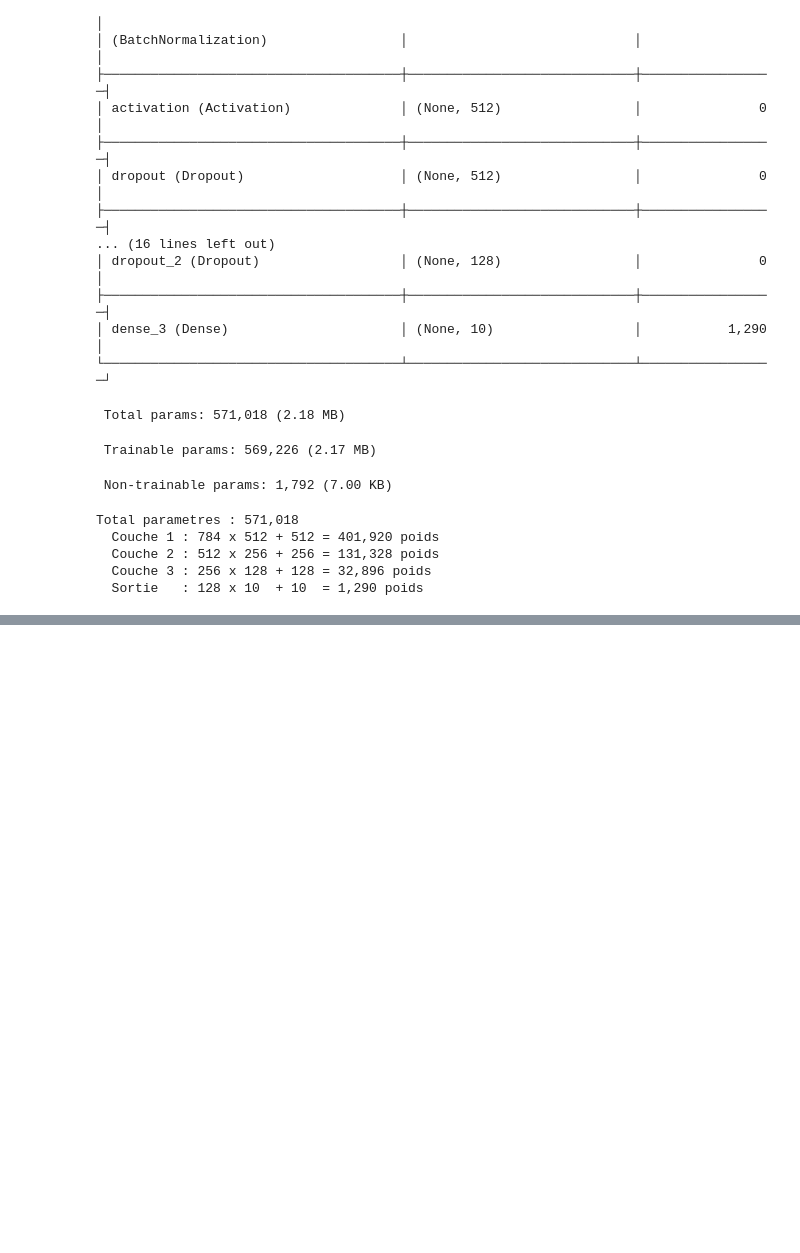
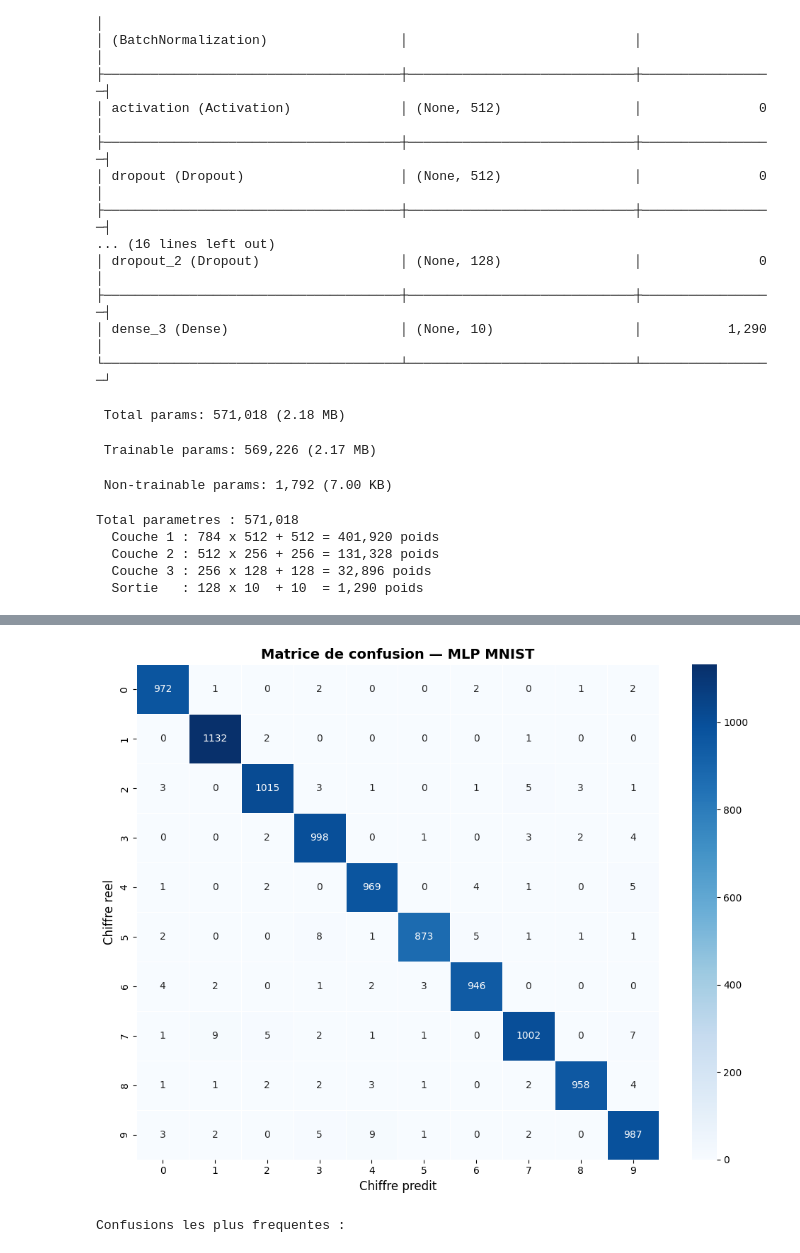
Before and after one commit to adnane-ml/handwriting-recognition-dl, a Jupyter notebook: notebooks/01_mlp_keras.ipynb, the cells around one changed output, grey strips where cells are left out. Saved outputs shown, nothing was run; the diff lists cells and outputs as text; code cells hidden in the pictures; blank space fills up the shorter version.

```diff
--- a/notebooks/01_mlp_keras.ipynb
+++ b/notebooks/01_mlp_keras.ipynb
@@ -267,0 +301,20 @@ Epoch 5/50
+# %%
+# Evaluation finale sur le TEST SET
+
+test_loss, test_acc = model_mlp.evaluate(X_test_flat, y_test_ohe, verbose=1)
+print(f"test Loss : {test_loss:.4f}")
+print(f"test_acc : {test_acc:.4f} ({test_acc*100:.2f}%)")
+print()
+
+# Prediction
+y_pred_proba = model_mlp.predict(X_test_flat,verbose=1)
+y_pred       = np.argmax(y_pred_proba, axis=1)
+
+print("="*50)
+print("RAPPORT DE CLASSIFICATION")
+print("="*50)
+print(classification_report(
+    y_test, y_pred,
+    target_names=[str(i) for i in range(10)],
+    digits=4
+))
@@ -267,0 +339,24 @@ Epoch 5/50
+# %%
+cm = confusion_matrix(y_test, y_pred)
+
+fig, ax = plt.subplots(figsize=(10, 8))
+sns.heatmap(cm, annot=True, fmt='d', cmap='Blues',
+            xticklabels=range(10), yticklabels=range(10),
+            linewidths=0.5, ax=ax)
+ax.set_title("Matrice de confusion — MLP MNIST",
+             fontsize=14, fontweight='bold')
+ax.set_xlabel("Chiffre predit", fontsize=12)
+ax.set_ylabel("Chiffre reel", fontsize=12)
+plt.tight_layout()
+plt.savefig('../assets/confusion_matrix_mlp.png', dpi=150, bbox_inches='tight')
+plt.show()
+
+# Trouver les confusions les plus frequentes
+print("\nConfusions les plus frequentes :")
+for i in range(10):
+    for j in range(10):
+        if i != j and cm[i,j] > 20:
+            print(f"  Reel={i} predit={j} : {cm[i,j]} fois")
+# %% [output]
+[figure, added]
+Confusions les plus frequentes :
```
Also changed, not shown: parts of 5 cells of this notebook, 10 other files.
